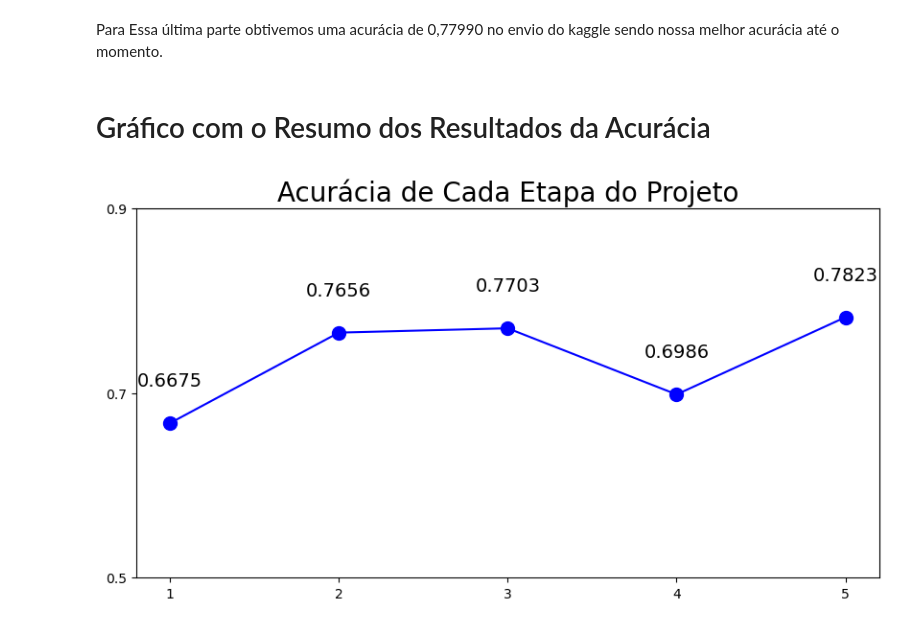
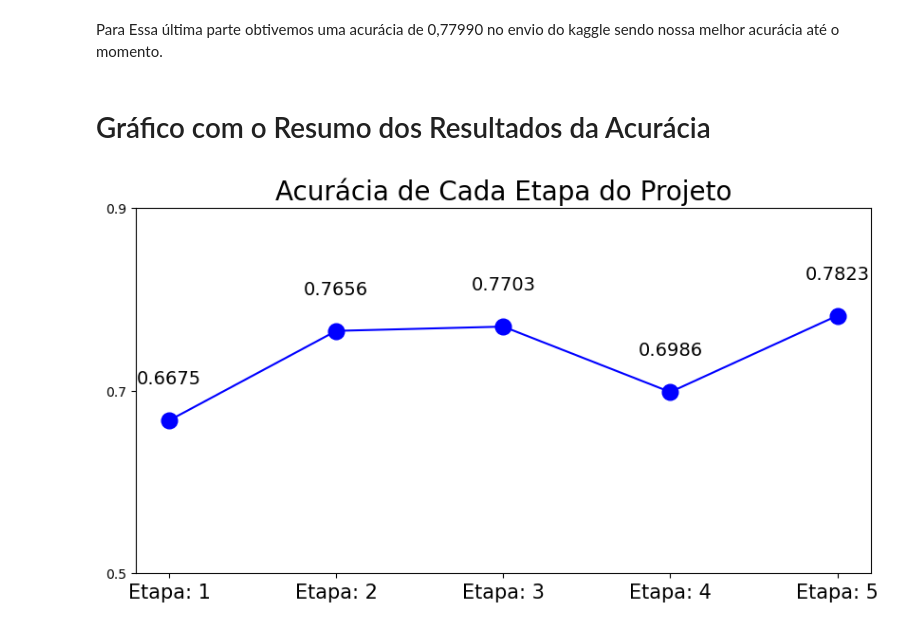
Before and after one commit to ViniciusDCosta/Titanic, a Jupyter notebook: titanic.ipynb, the cells around one changed output. Saved outputs shown, nothing was run; the diff lists cells and outputs as text; code cells hidden in the pictures.

```diff
--- a/titanic.ipynb
+++ b/titanic.ipynb
@@ -1662,24 +1662,27 @@ submit_5
 submit_5.to_csv('submit_5.csv',index=False)
 # %% [markdown]
 Para Essa última parte obtivemos uma acurácia de 0,77990 no envio do kaggle sendo nossa melhor acurácia até o momento.
-# %% [markdown]
-# Gráfico com o Resumo dos Resultados da Acurácia
-# %%
-x = [1,2,3,4,5]
-y = [0.6675,0.7656,0.7703,0.6986,0.7823]
-
-fig, ax = plt.subplots(figsize= (10,5))
-
-ax.set_xticks([1,2,3,4,5])
-ax.set_yticks([0.5,0.70,0.9])
-ax.set_title('Acurácia de Cada Etapa do Projeto', fontsize=20)
-
-plt.plot(x,y,'-bo',markersize=10)
-plt.ylim(0.5,0.9)
-
-
-for l in range(0,5):
-
-    plt.annotate(y[l],(x[l],y[l]), xytext=(x[l],y[l]+0.04),ha='center',fontsize=14)
-# %% [output]
-[figure, removed]
+# %% [markdown]
+# Gráfico com o Resumo dos Resultados da Acurácia
+# %%
+x = [1,2,3,4,5]
+y = [0.6675,0.7656,0.7703,0.6986,0.7823]
+
+xlabels = ['Etapa: ' + str(x[k])  for k in range(0,5)]
+
+fig, ax = plt.subplots(figsize= (10,5))
+
+ax.set_xticks([1,2,3,4,5])
+ax.set_yticks([0.5,0.70,0.9])
+ax.set_title('Acurácia de Cada Etapa do Projeto', fontsize=20)
+ax.set_xticklabels(xlabels, fontsize=15)
+
+plt.plot(x,y,'-bo',markersize=12)
+plt.ylim(0.5,0.9)
+
+
+for l in range(0,5):
+
+    plt.annotate(y[l],(x[l],y[l]), xytext=(x[l],y[l]+0.04),ha='center',fontsize=14)
+# %% [output]
+[figure, added]
```
